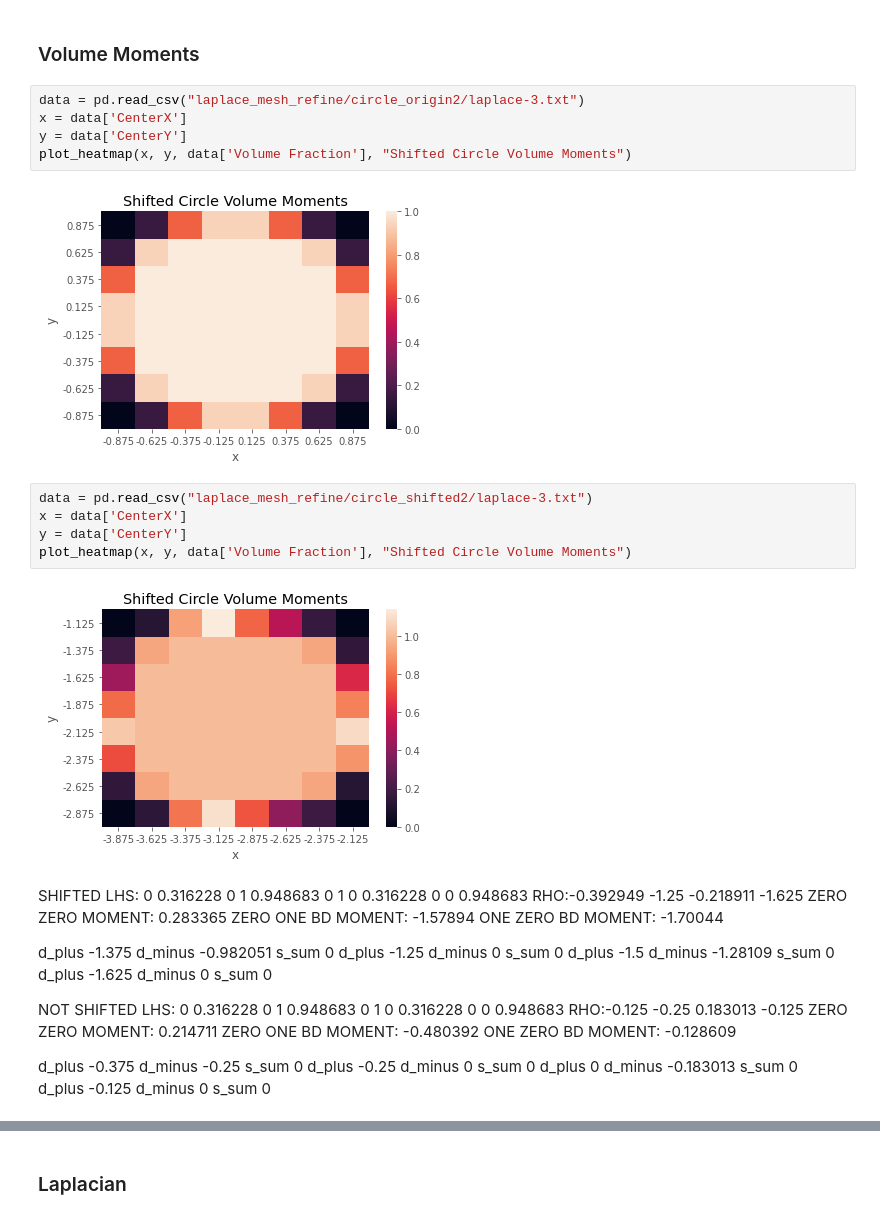
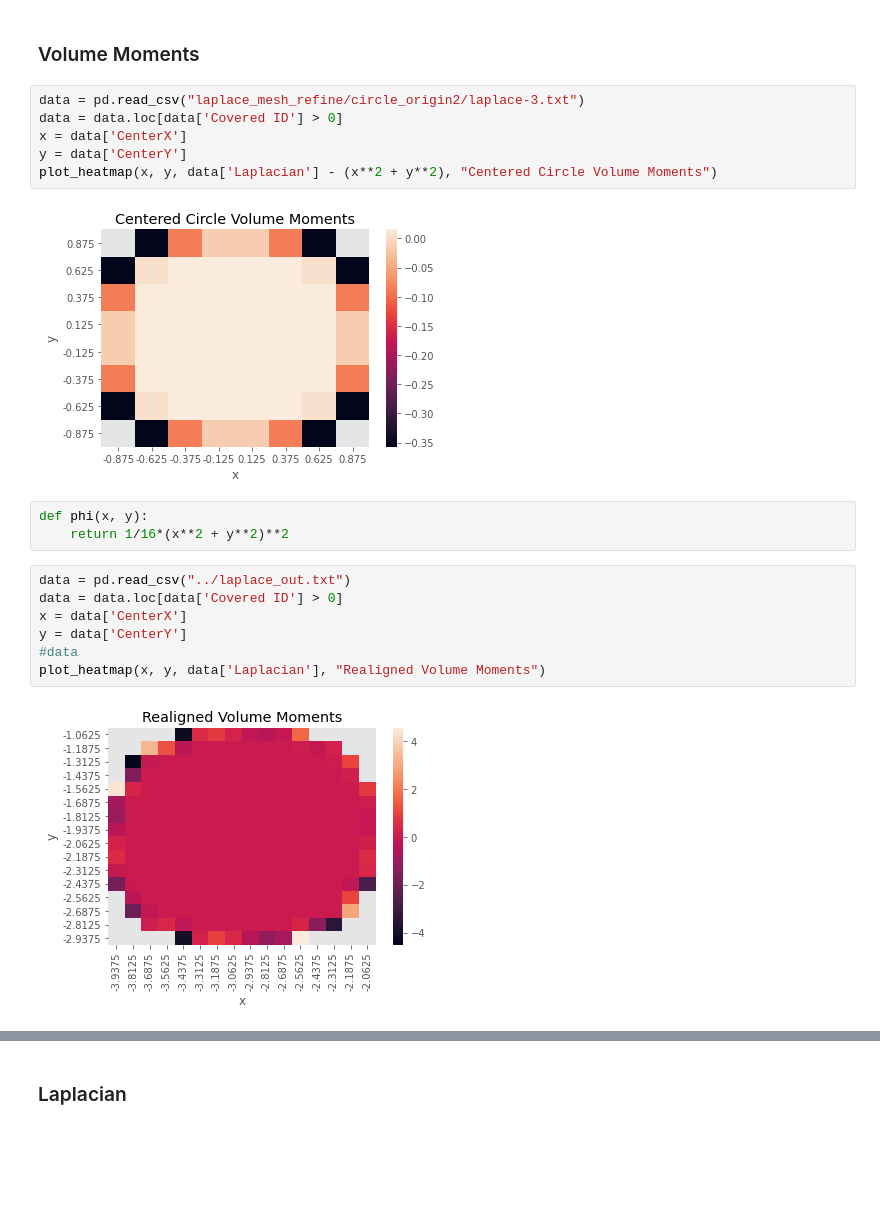
Before and after one commit to marissachanlatte/EmbeddedBoundary, a Jupyter notebook: outputs/solver_analysis/LaplacianConvergence.ipynb, the cells around one changed output, grey strips where cells are left out. Cells and saved outputs as stored; diff of their text form; blank space fills up the shorter version.

```diff
--- a/outputs/solver_analysis/LaplacianConvergence.ipynb
+++ b/outputs/solver_analysis/LaplacianConvergence.ipynb
@@ -221,70 +165,24 @@ norm
 ### Volume Moments
 # %%
 data = pd.read_csv("laplace_mesh_refine/circle_origin2/laplace-3.txt")
+data = data.loc[data['Covered ID'] > 0]
 x = data['CenterX']
 y = data['CenterY']
-plot_heatmap(x, y, data['Volume Fraction'], "Shifted Circle Volume Moments")
+plot_heatmap(x, y, data['Laplacian'] - (x**2 + y**2), "Centered Circle Volume Moments")
 # %% [output]
-[figure, old version]
+[figure, new version]
+# %%
+def phi(x, y):
+    return 1/16*(x**2 + y**2)**2
 # %%
-data = pd.read_csv("laplace_mesh_refine/circle_shifted2/laplace-3.txt")
+data = pd.read_csv("../laplace_out.txt")
+data = data.loc[data['Covered ID'] > 0]
 x = data['CenterX']
 y = data['CenterY']
-plot_heatmap(x, y, data['Volume Fraction'], "Shifted Circle Volume Moments")
+#data
+plot_heatmap(x, y, data['Laplacian'], "Realigned Volume Moments")
 # %% [output]
-[figure, old version]
+[figure, new version]
-# %% [markdown]
-SHIFTED
-LHS:   0 0.316228        0
-       1 0.948683        0
-       1        0 0.316228
-       0        0 0.948683
-RHO:-0.392949
-    -1.25
-    -0.218911
-    -1.625
-ZERO ZERO MOMENT: 0.283365
-ZERO ONE BD MOMENT: -1.57894
-ONE ZERO BD MOMENT: -1.70044
-
-d_plus -1.375
-d_minus -0.982051
-s_sum 0
-d_plus -1.25
-d_minus 0
-s_sum 0
-d_plus -1.5
-d_minus -1.28109
-s_sum 0
-d_plus -1.625
-d_minus 0
-s_sum 0
-
-NOT SHIFTED
-LHS:   0 0.316228        0
-       1 0.948683        0
-       1        0 0.316228
-       0        0 0.948683
-RHO:-0.125
-    -0.25
-    0.183013
-    -0.125
-ZERO ZERO MOMENT: 0.214711
-ZERO ONE BD MOMENT: -0.480392
-ONE ZERO BD MOMENT: -0.128609
-
-d_plus -0.375
-d_minus -0.25
-s_sum 0
-d_plus -0.25
-d_minus 0
-s_sum 0
-d_plus 0
-d_minus -0.183013
-s_sum 0
-d_plus -0.125
-d_minus 0
-s_sum 0
 # %%
 norm = []
 h = []
```
Also changed, not shown: parts of 11 cells of this notebook, 32 other files.
